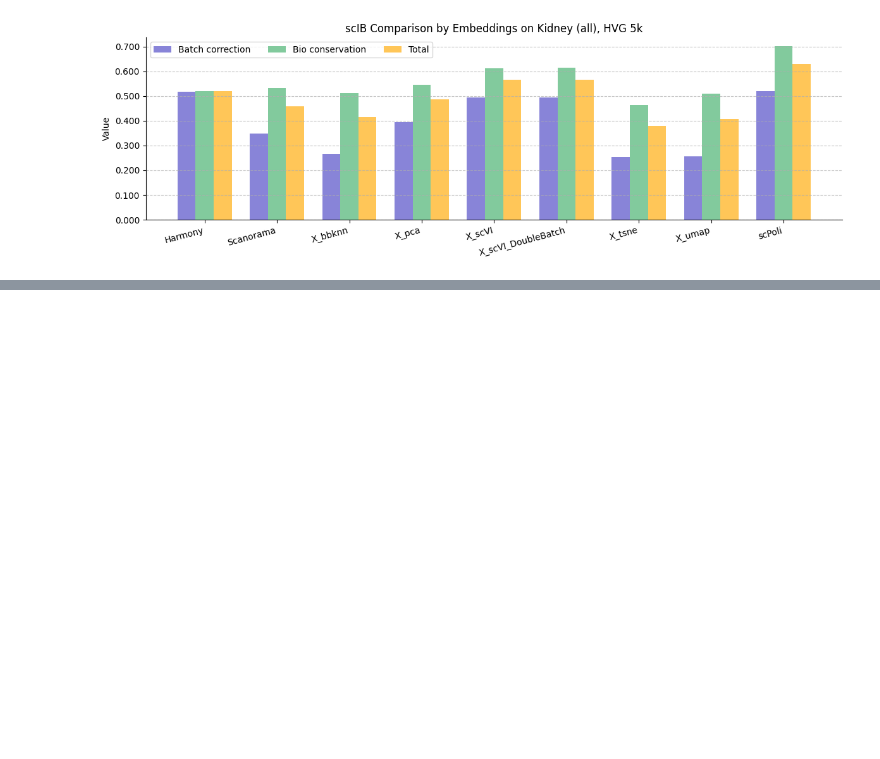
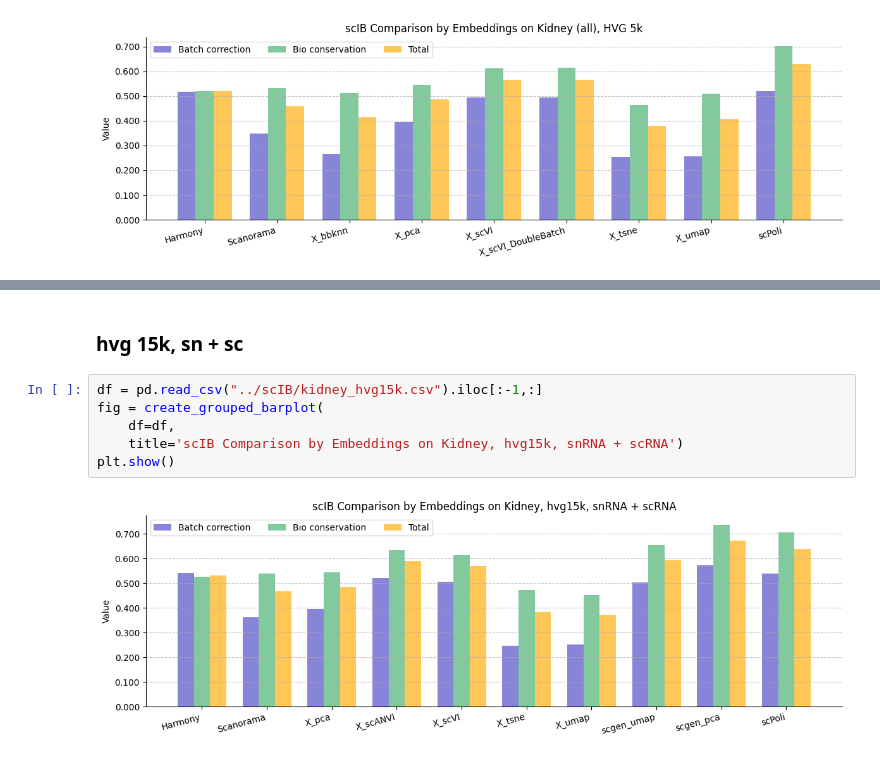
Before and after one commit to Peng-He-Lab/Kidney_integration, a Jupyter notebook: notebooks/Integration.ipynb, the cells around one changed output, grey strips where cells are left out. Saved outputs shown, nothing was run; the diff lists cells and outputs as text; blank space fills up the shorter version.

```diff
--- a/notebooks/Integration.ipynb
+++ b/notebooks/Integration.ipynb
@@ -99,3 +106,13 @@ fig = create_grouped_barplot(df=df, title='scIB Comparison by Embeddings on Kidn
 plt.show()
 # %% [output]
 [figure]
+# %% [markdown]
+### hvg 15k, sn + sc
+# %%
+df = pd.read_csv("../scIB/kidney_hvg15k.csv").iloc[:-1,:]
+fig = create_grouped_barplot(
+    df=df,
+    title='scIB Comparison by Embeddings on Kidney, hvg15k, snRNA + scRNA')
+plt.show()
+# %% [output]
+[figure, added]
```
Also changed, not shown: parts of 9 cells of this notebook, 7 other files.
